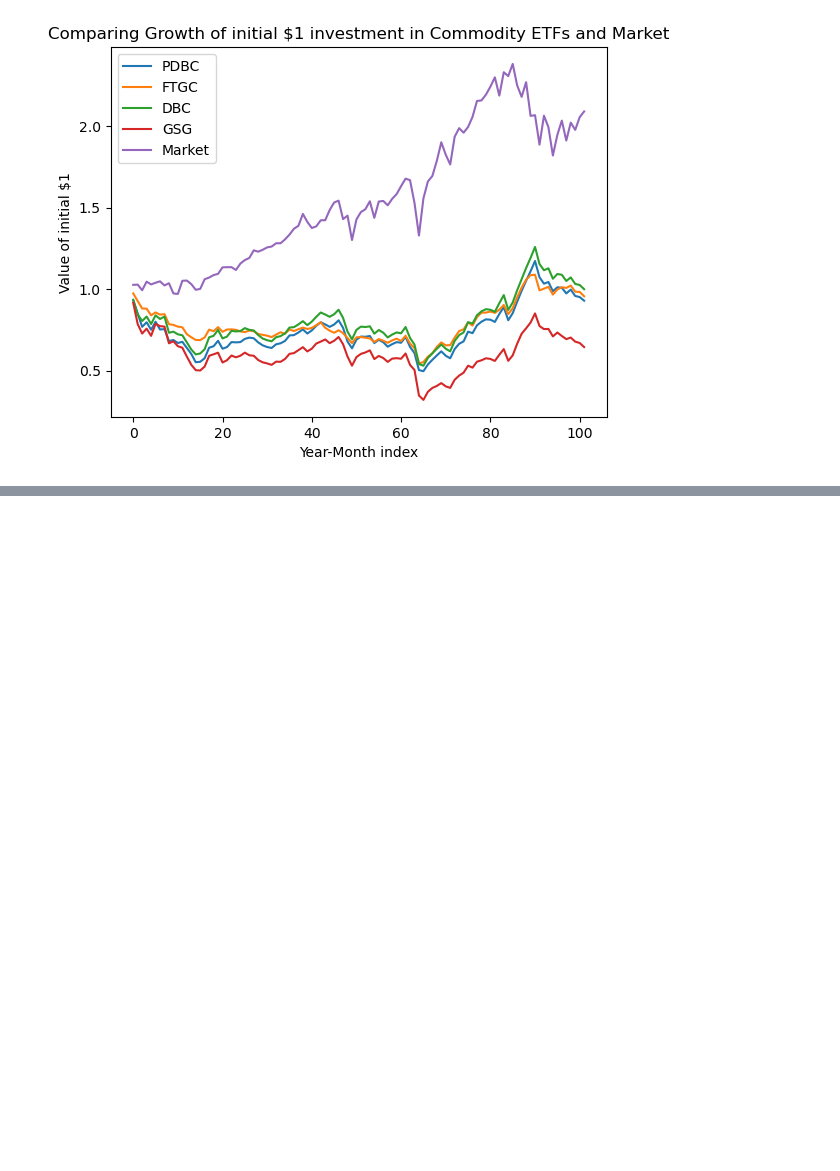
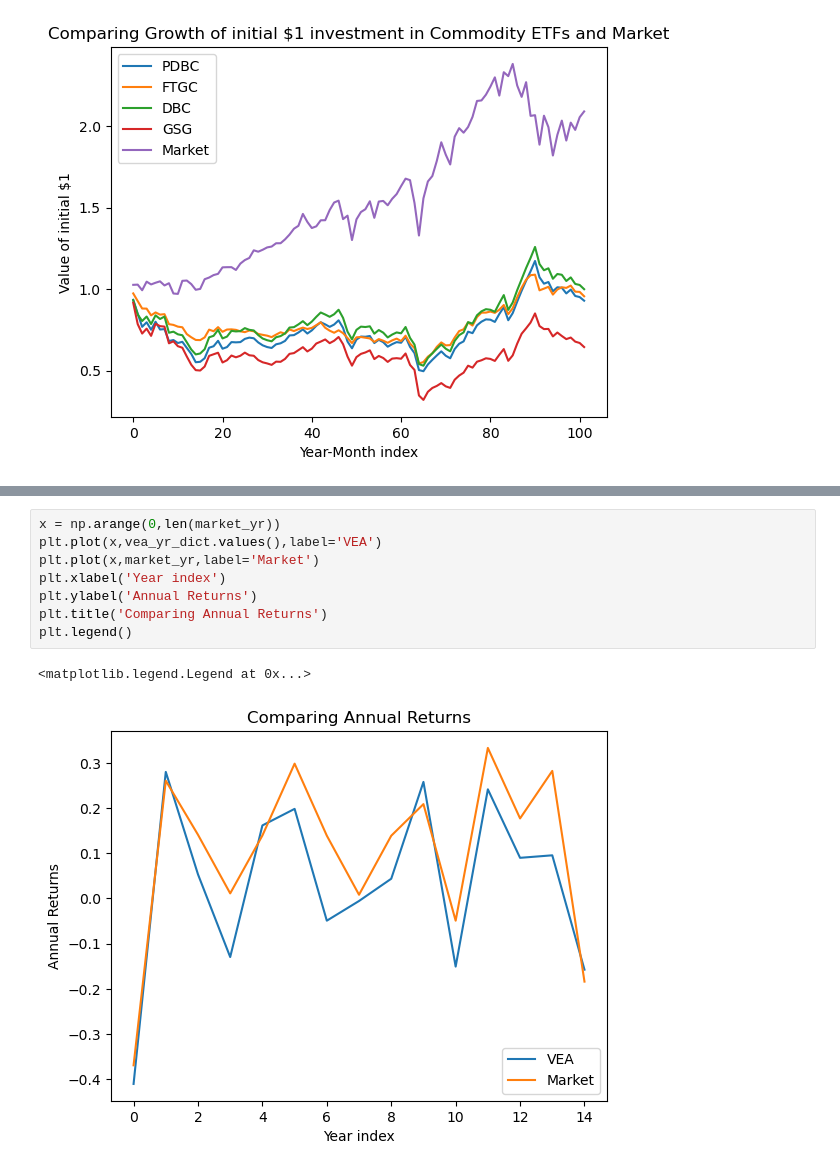
Before and after one commit to ijamil1/factormodels_and_portfolio_optimization, a Jupyter notebook: Asset Classes’ Exploration.ipynb, the cells around one changed output, grey strips where cells are left out. Drawn from its saved outputs; the diff is of its cells as text; blank space fills up the shorter version.

```diff
--- a/Asset Classes’ Exploration.ipynb
+++ b/Asset Classes’ Exploration.ipynb
@@ -621,0 +732,11 @@ plt.legend()
+# %%
+x = np.arange(0,len(market_yr))
+plt.plot(x,vea_yr_dict.values(),label='VEA')
+plt.plot(x,market_yr,label='Market')
+plt.xlabel('Year index')
+plt.ylabel('Annual Returns')
+plt.title('Comparing Annual Returns')
+plt.legend()
+# %% [output]
+<matplotlib.legend.Legend at 0x...>
+[figure, added]
```
Also changed, not shown: parts of 24 cells of this notebook.
